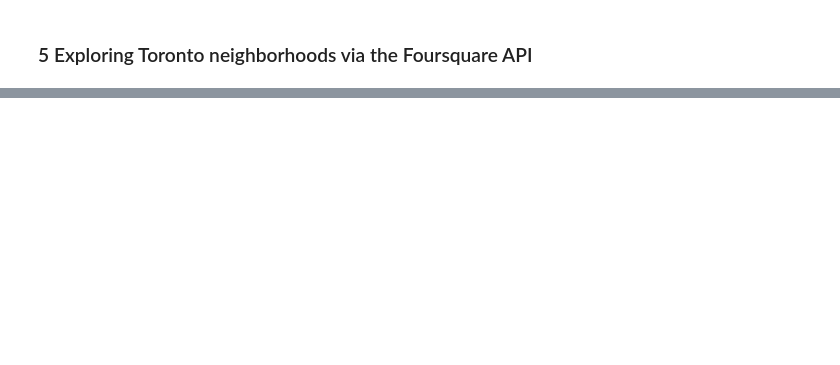
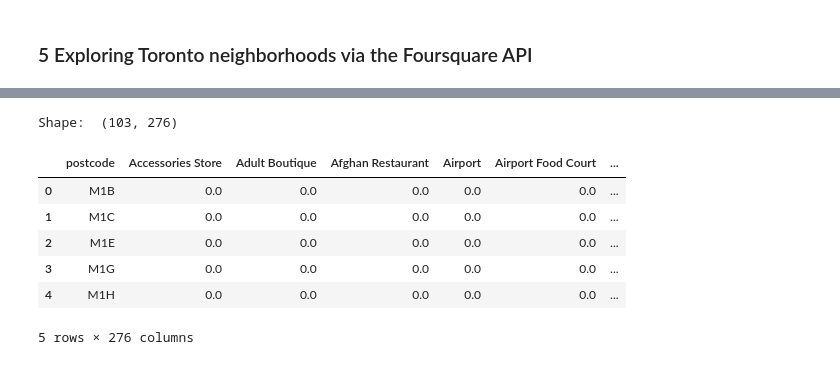
Before and after one commit to beinglucky24/Coursera_Capstone, a Jupyter notebook: segmenting_and_clustering.ipynb, the cells around one changed output, grey strips where cells are left out. Drawn from its saved outputs; the diff is of its cells as text; code cells hidden in the pictures; blank space fills up the shorter version.

```diff
--- a/segmenting_and_clustering.ipynb
+++ b/segmenting_and_clustering.ipynb
@@ -199,0 +247,13 @@ print('Latitude and longitude values of {} are {}, {}.'.format(neighborhood_name
+# %%
+toronto_grouped = toronto_onehot.groupby('postcode').mean().reset_index()
+print('Shape: ',toronto_grouped.shape)
+toronto_grouped.head()
+# %% [output]
+Shape:  (103, 276)
+|  | postcode | Accessories Store | Adult Boutique | Afghan Restaurant | Airport | Airport Food Court | ... |
+| 0 | M1B | 0.0 | 0.0 | 0.0 | 0.0 | 0.0 | ... |
+| 1 | M1C | 0.0 | 0.0 | 0.0 | 0.0 | 0.0 | ... |
+| 2 | M1E | 0.0 | 0.0 | 0.0 | 0.0 | 0.0 | ... |
+| 3 | M1G | 0.0 | 0.0 | 0.0 | 0.0 | 0.0 | ... |
+| 4 | M1H | 0.0 | 0.0 | 0.0 | 0.0 | 0.0 | ... |
+5 rows × 276 columns
```
Also changed, not shown: parts of 20 cells of this notebook.
